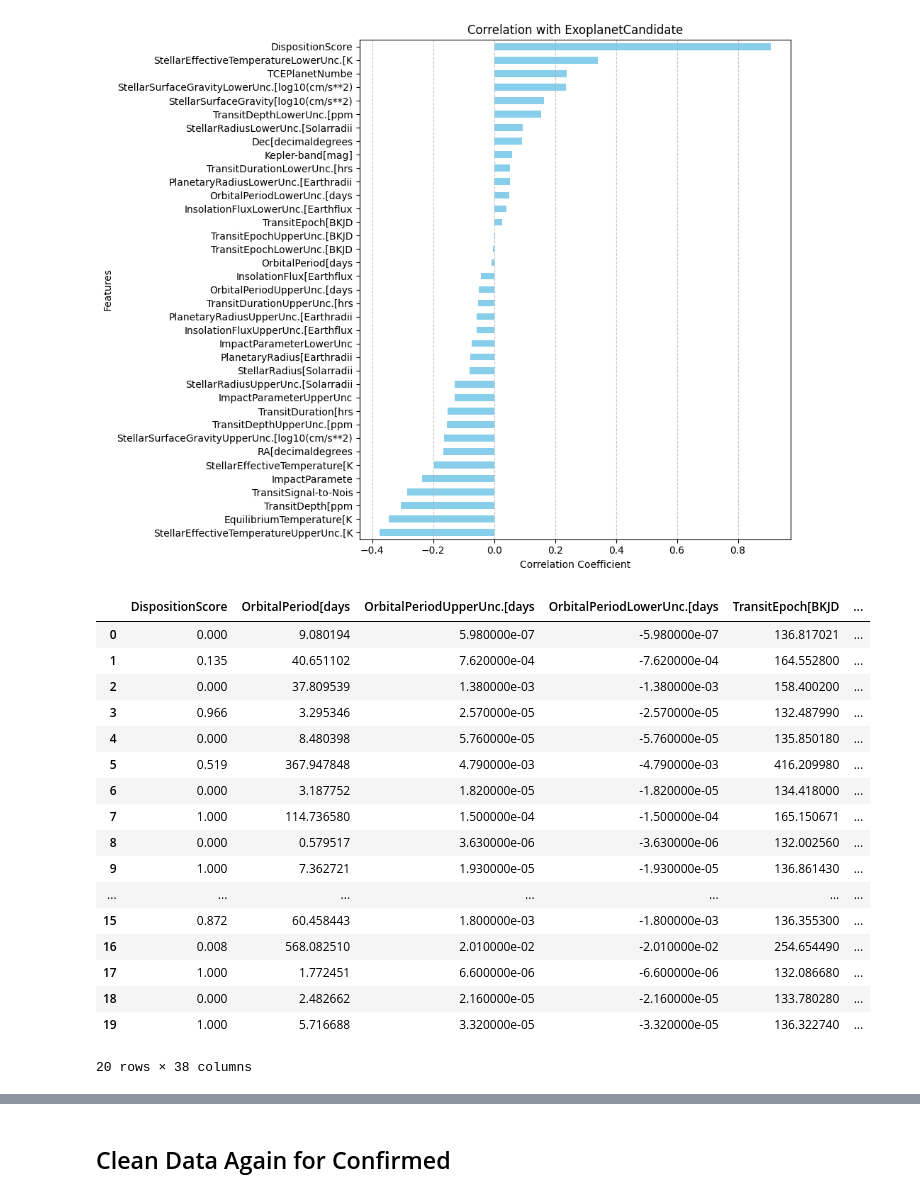
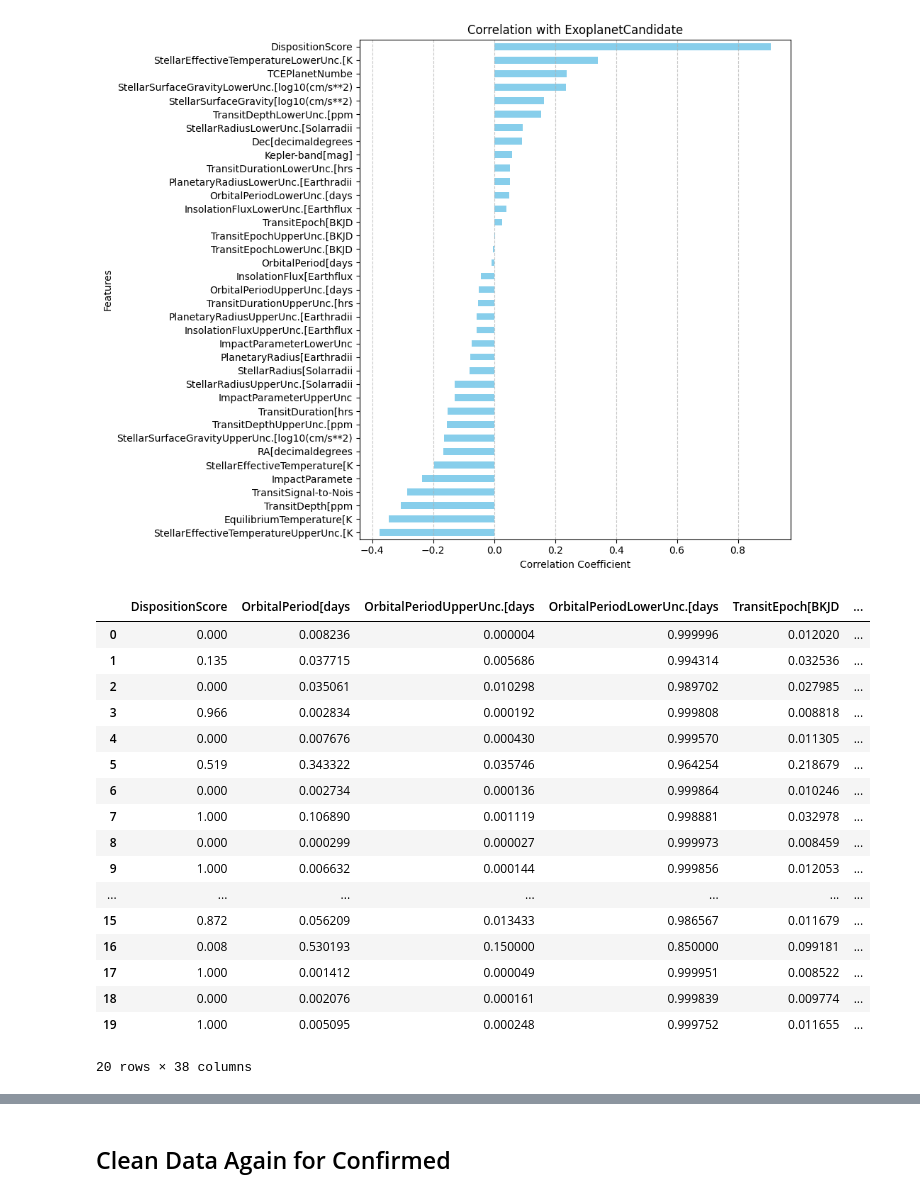
Before and after one commit to eugeneM21/QML-Project, a Jupyter notebook: save-data-as-txt.ipynb, the cells around one changed output, grey strips where cells are left out. Saved outputs shown, nothing was run; the diff lists cells and outputs as text; code cells hidden in the pictures.

```diff
--- a/save-data-as-txt.ipynb
+++ b/save-data-as-txt.ipynb
@@ -123,37 +136,28 @@ plt.show()
 # %% [output]
 [figure]
 # %%
-df_candidate_0 = df[df['ExoplanetCandidate'] == 0]
-df_candidate_1 = df[df['ExoplanetCandidate'] == 1]
-
-sample_candidate_0 = df_candidate_0.sample(n=3700, random_state=42)
-sample_candidate_1 = df_candidate_1.sample(n=3700, random_state=42)
-
-# Concatenate the two sampled DataFrames
-columns_from_df1 = sample_candidate_0.columns
-combined_sample = pd.DataFrame(interleave([sample_candidate_0.values, sample_candidate_1.values]))
-combined_sample.columns = columns_from_df1
+balanced_stand_df = balance_df(df)
 
 #combined_sample = pd.concat([sample_candidate_0, sample_candidate_1]).sort_index().reset_index(drop=True)
 # Display the combined DataFrame
-combined_sample.head(20)
+balanced_stand_df.head(20)
 # %% [output]
 |  | DispositionScore | OrbitalPeriod[days | OrbitalPeriodUpperUnc.[days | OrbitalPeriodLowerUnc.[days | TransitEpoch[BKJD | ... |
-| 0 | 0.000 | 9.080194 | 5.980000e-07 | -5.980000e-07 | 136.817021 | ... |
-| 1 | 0.135 | 40.651102 | 7.620000e-04 | -7.620000e-04 | 164.552800 | ... |
-| 2 | 0.000 | 37.809539 | 1.380000e-03 | -1.380000e-03 | 158.400200 | ... |
-| 3 | 0.966 | 3.295346 | 2.570000e-05 | -2.570000e-05 | 132.487990 | ... |
-| 4 | 0.000 | 8.480398 | 5.760000e-05 | -5.760000e-05 | 135.850180 | ... |
-| 5 | 0.519 | 367.947848 | 4.790000e-03 | -4.790000e-03 | 416.209980 | ... |
-| 6 | 0.000 | 3.187752 | 1.820000e-05 | -1.820000e-05 | 134.418000 | ... |
-| 7 | 1.000 | 114.736580 | 1.500000e-04 | -1.500000e-04 | 165.150671 | ... |
-| 8 | 0.000 | 0.579517 | 3.630000e-06 | -3.630000e-06 | 132.002560 | ... |
-| 9 | 1.000 | 7.362721 | 1.930000e-05 | -1.930000e-05 | 136.861430 | ... |
+| 0 | 0.000 | 0.008236 | 0.000004 | 0.999996 | 0.012020 | ... |
+| 1 | 0.135 | 0.037715 | 0.005686 | 0.994314 | 0.032536 | ... |
+| 2 | 0.000 | 0.035061 | 0.010298 | 0.989702 | 0.027985 | ... |
+| 3 | 0.966 | 0.002834 | 0.000192 | 0.999808 | 0.008818 | ... |
+| 4 | 0.000 | 0.007676 | 0.000430 | 0.999570 | 0.011305 | ... |
+| 5 | 0.519 | 0.343322 | 0.035746 | 0.964254 | 0.218679 | ... |
+| 6 | 0.000 | 0.002734 | 0.000136 | 0.999864 | 0.010246 | ... |
+| 7 | 1.000 | 0.106890 | 0.001119 | 0.998881 | 0.032978 | ... |
+| 8 | 0.000 | 0.000299 | 0.000027 | 0.999973 | 0.008459 | ... |
+| 9 | 1.000 | 0.006632 | 0.000144 | 0.999856 | 0.012053 | ... |
 | ... | ... | ... | ... | ... | ... | ... |
-| 15 | 0.872 | 60.458443 | 1.800000e-03 | -1.800000e-03 | 136.355300 | ... |
-| 16 | 0.008 | 568.082510 | 2.010000e-02 | -2.010000e-02 | 254.654490 | ... |
-| 17 | 1.000 | 1.772451 | 6.600000e-06 | -6.600000e-06 | 132.086680 | ... |
-| 18 | 0.000 | 2.482662 | 2.160000e-05 | -2.160000e-05 | 133.780280 | ... |
-| 19 | 1.000 | 5.716688 | 3.320000e-05 | -3.320000e-05 | 136.322740 | ... |
+| 15 | 0.872 | 0.056209 | 0.013433 | 0.986567 | 0.011679 | ... |
+| 16 | 0.008 | 0.530193 | 0.150000 | 0.850000 | 0.099181 | ... |
+| 17 | 1.000 | 0.001412 | 0.000049 | 0.999951 | 0.008522 | ... |
+| 18 | 0.000 | 0.002076 | 0.000161 | 0.999839 | 0.009774 | ... |
+| 19 | 1.000 | 0.005095 | 0.000248 | 0.999752 | 0.011655 | ... |
 20 rows × 38 columns
 # %%
```
Also changed, not shown: parts of 12 cells of this notebook, 19 other files.
